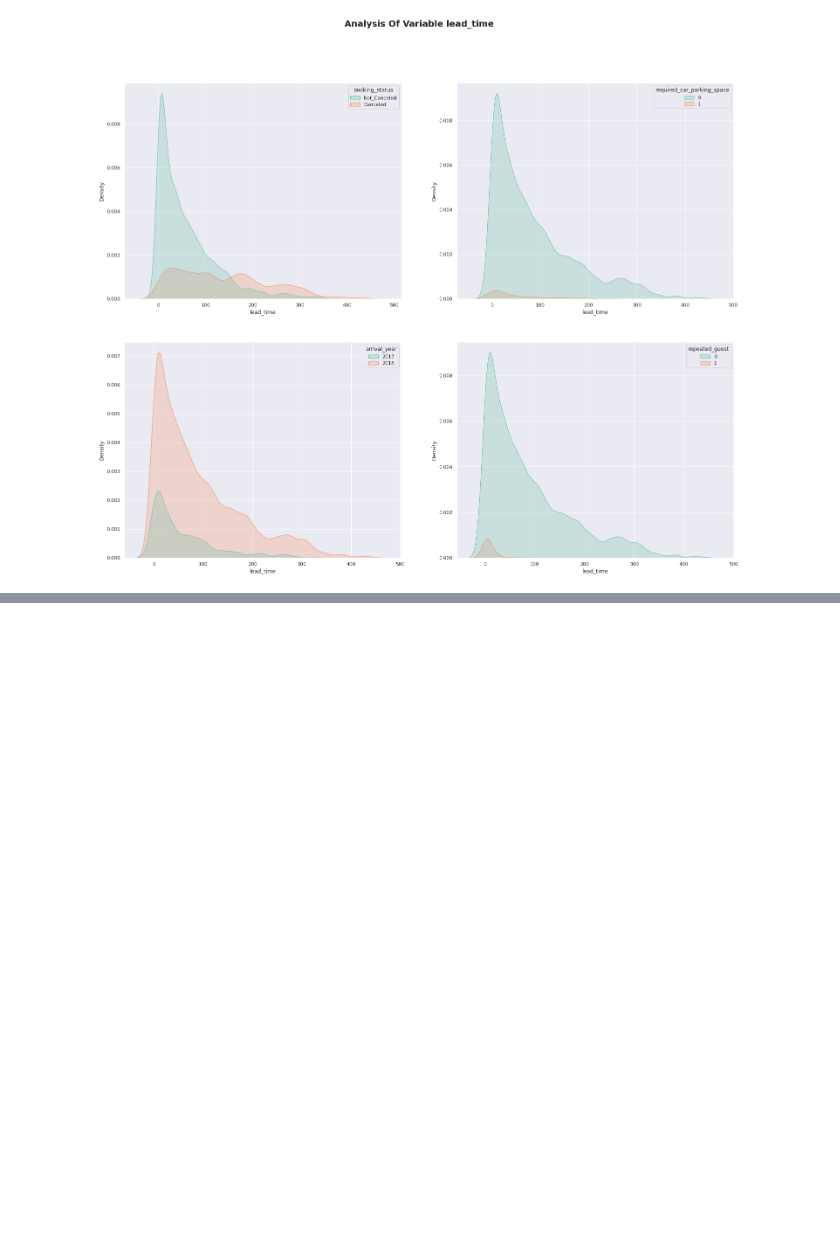
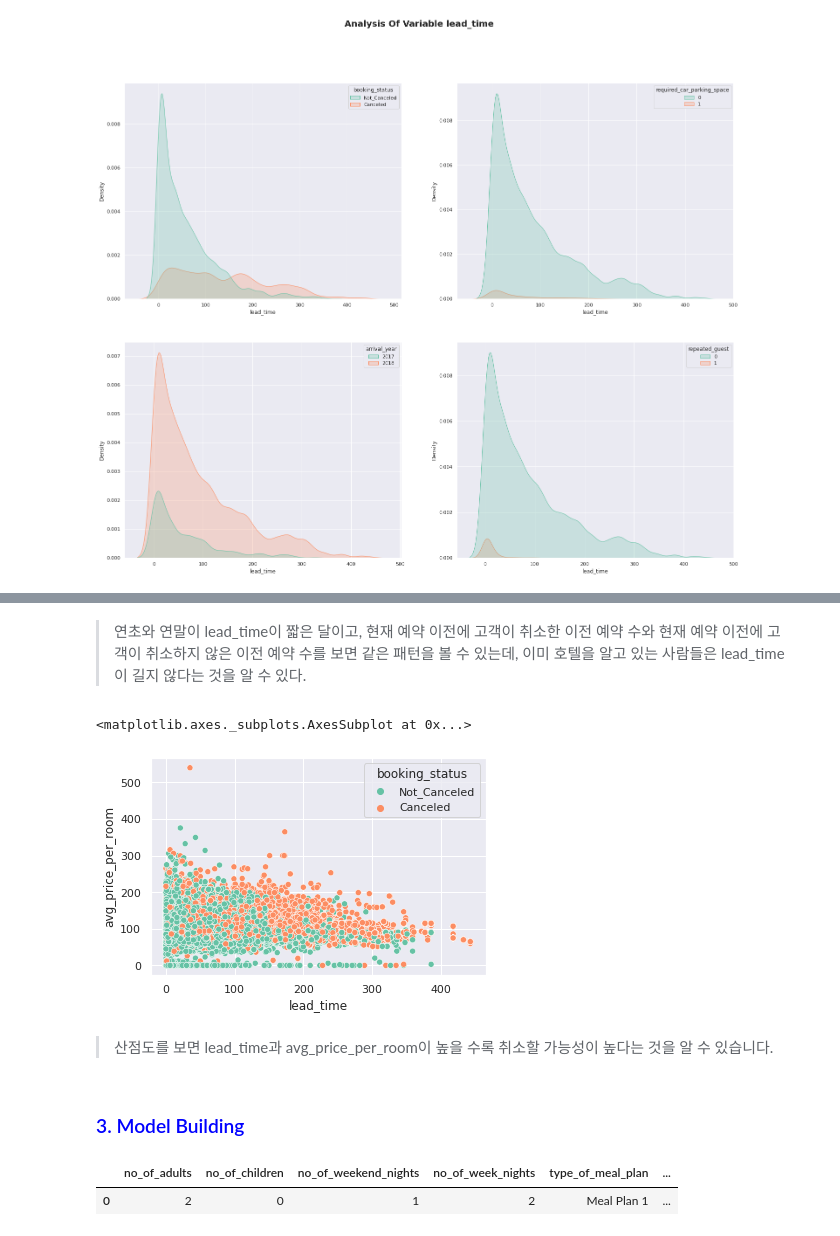
Before and after one commit to god05212/-, a Jupyter notebook: 고객이_호텔예약을_취소할지_예측하기.ipynb, the cells around one changed output, grey strips where cells are left out. Cells and saved outputs as stored; diff of their text form; code cells hidden in the pictures; blank space fills up the shorter version.

```diff
--- a/고객이_호텔예약을_취소할지_예측하기.ipynb
+++ b/고객이_호텔예약을_취소할지_예측하기.ipynb
@@ -306,0 +356,11 @@ sns.kdeplot(x='lead_time', hue='repeated_guest', palette = 'Set2', shade=True, d
+# %% [markdown]
+> 연초와 연말이 lead_time이 짧은 달이고, 현재 예약 이전에 고객이 취소한 이전 예약 수와 현재 예약 이전에 고객이 취소하지 않은 이전 예약 수를 보면 같은 패턴을 볼 수 있는데, 이미 호텔을 알고 있는 사람들은 lead_time이 길지 않다는 것을 알 수 있다.
+# %%
+sns.scatterplot(data=df, x="lead_time", y="avg_price_per_room", palette = 'Set2', hue = 'booking_status')
+# %% [output]
+<matplotlib.axes._subplots.AxesSubplot at 0x...>
+[figure, added]
+# %% [markdown]
+> 산점도를 보면 lead_time과 avg_price_per_room이 높을 수록 취소할 가능성이 높다는 것을 알 수 있습니다.
+# %% [markdown]
+### <font color='blue'> 3. Model Building </font>
@@ -306,0 +369,5 @@ sns.kdeplot(x='lead_time', hue='repeated_guest', palette = 'Set2', shade=True, d
+# %%
+df.head(1)
+# %% [output]
+|  | no_of_adults | no_of_children | no_of_weekend_nights | no_of_week_nights | type_of_meal_plan | ... |
+| 0 | 2 | 0 | 1 | 2 | Meal Plan 1 | ... |
```
Also changed, not shown: parts of 17 cells of this notebook.
